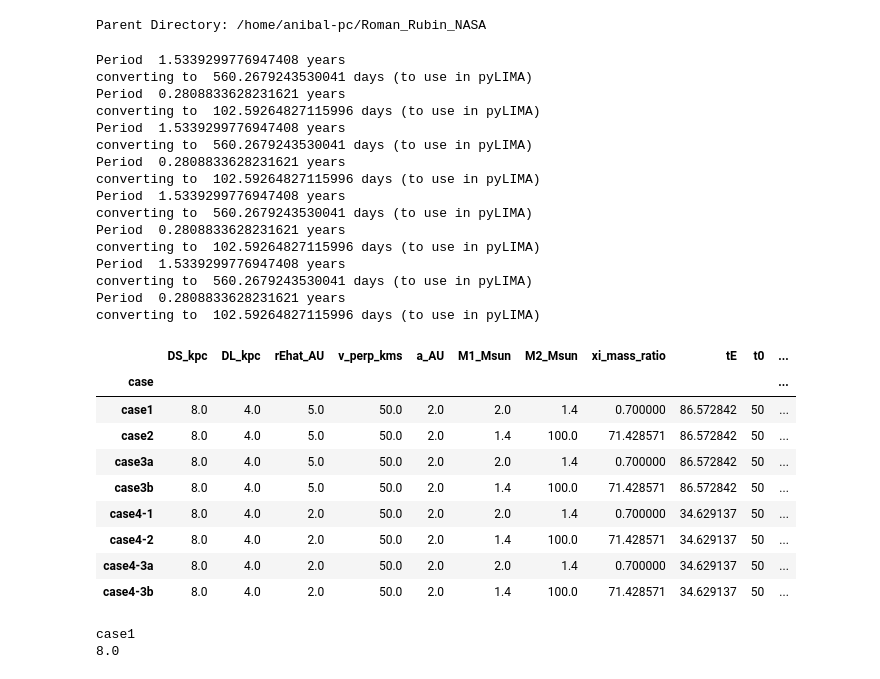
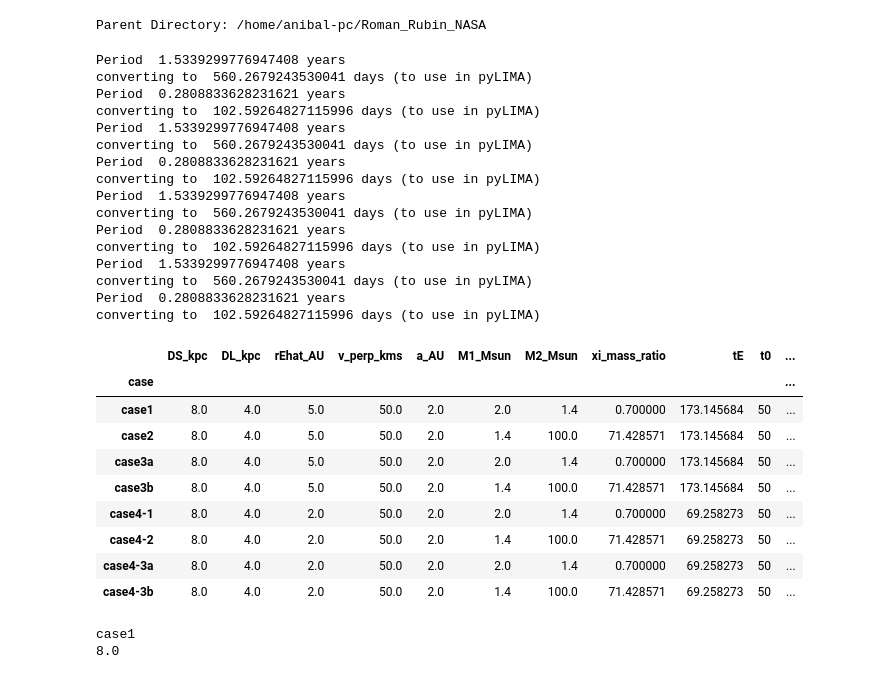
Before and after one commit to anibal-art/Roman_Rubin_NASA, a Jupyter notebook: binary_source/comparison.ipynb, the cells around one changed output. Drawn from its saved outputs; the diff is of its cells as text; code cells hidden in the pictures.

```diff
--- a/binary_source/comparison.ipynb
+++ b/binary_source/comparison.ipynb
@@ -43,20 +47,18 @@ def orbital_period_kepler(a_au, M_tot_Msun):
     print("converting to ", np.sqrt(a_au**3 / M_tot_Msun)*365.25, "days (to use in pyLIMA)")
     return np.sqrt(a_au**3 / M_tot_Msun)*365.25*(1/u.day)
 # %%
-import numpy as np
-import pandas as pd
-import astropy.units as u
+
 
 def build_case(case_name, DS, DL, rEhat, v_perp, a, M1, M2,
-               t0=50, u0=0.1, xi_phase=0, xi_inclination=0, flux_ratio=0.1):
+               t0=50, u0=0.5, xi_phase=np.pi/2, xi_inclination=0, flux_ratio=1):
     """
     Construye un diccionario con los parámetros de un caso de xallarap.
     """
     q_xi = (M2 / M1).decompose().value
     P = orbital_period_kepler(a, M1 + M2)
 
-    tE = (rEhat * DL / DS) / v_perp
-
+    # tE = (rEhat * DL / DS) / v_perp
+    tE = (rEhat) / v_perp
     return {
         "case": case_name,
         "DS_kpc": DS.to(u.kpc).value,
@@ -88,6 +90,7 @@ rows = []
 # =========================
 # rEhat = 5 AU
 # =========================
+
 rEhat = 5 * u.AU
 
 # Case 1: face-on, P > tE
@@ -141,38 +144,38 @@ rows.append(build_case(
     xi_inclination=np.pi/2
 ))
 
 rows.append(build_case(
     "case4-3b", DS, DL, rEhat, v_perp, a,
     M1=1.4*u.M_sun, M2=100*u.M_sun,
     xi_inclination=np.pi/2
 ))
 
 df_cases = pd.DataFrame(rows).set_index("case")
 df_cases
 # %% [output]
 Period  1.5339299776947408 years
 converting to  560.2679243530041 days (to use in pyLIMA)
 Period  0.2808833628231621 years
 converting to  102.59264827115996 days (to use in pyLIMA)
 Period  1.5339299776947408 years
 converting to  560.2679243530041 days (to use in pyLIMA)
 Period  0.2808833628231621 years
 converting to  102.59264827115996 days (to use in pyLIMA)
 Period  1.5339299776947408 years
 converting to  560.2679243530041 days (to use in pyLIMA)
 Period  0.2808833628231621 years
 converting to  102.59264827115996 days (to use in pyLIMA)
 Period  1.5339299776947408 years
 converting to  560.2679243530041 days (to use in pyLIMA)
 Period  0.2808833628231621 years
 converting to  102.59264827115996 days (to use in pyLIMA)
 |  | DS_kpc | DL_kpc | rEhat_AU | v_perp_kms | a_AU | M1_Msun | M2_Msun | xi_mass_ratio | tE | t0 | ... |
 | case |  |  |  |  |  |  |  |  |  |  | ... |
-| case1 | 8.0 | 4.0 | 5.0 | 50.0 | 2.0 | 2.0 | 1.4 | 0.700000 | 86.572842 | 50 | ... |
-| case2 | 8.0 | 4.0 | 5.0 | 50.0 | 2.0 | 1.4 | 100.0 | 71.428571 | 86.572842 | 50 | ... |
-| case3a | 8.0 | 4.0 | 5.0 | 50.0 | 2.0 | 2.0 | 1.4 | 0.700000 | 86.572842 | 50 | ... |
-| case3b | 8.0 | 4.0 | 5.0 | 50.0 | 2.0 | 1.4 | 100.0 | 71.428571 | 86.572842 | 50 | ... |
-| case4-1 | 8.0 | 4.0 | 2.0 | 50.0 | 2.0 | 2.0 | 1.4 | 0.700000 | 34.629137 | 50 | ... |
-| case4-2 | 8.0 | 4.0 | 2.0 | 50.0 | 2.0 | 1.4 | 100.0 | 71.428571 | 34.629137 | 50 | ... |
-| case4-3a | 8.0 | 4.0 | 2.0 | 50.0 | 2.0 | 2.0 | 1.4 | 0.700000 | 34.629137 | 50 | ... |
-| case4-3b | 8.0 | 4.0 | 2.0 | 50.0 | 2.0 | 1.4 | 100.0 | 71.428571 | 34.629137 | 50 | ... |
+| case1 | 8.0 | 4.0 | 5.0 | 50.0 | 2.0 | 2.0 | 1.4 | 0.700000 | 173.145684 | 50 | ... |
+| case2 | 8.0 | 4.0 | 5.0 | 50.0 | 2.0 | 1.4 | 100.0 | 71.428571 | 173.145684 | 50 | ... |
+| case3a | 8.0 | 4.0 | 5.0 | 50.0 | 2.0 | 2.0 | 1.4 | 0.700000 | 173.145684 | 50 | ... |
+| case3b | 8.0 | 4.0 | 5.0 | 50.0 | 2.0 | 1.4 | 100.0 | 71.428571 | 173.145684 | 50 | ... |
+| case4-1 | 8.0 | 4.0 | 2.0 | 50.0 | 2.0 | 2.0 | 1.4 | 0.700000 | 69.258273 | 50 | ... |
+| case4-2 | 8.0 | 4.0 | 2.0 | 50.0 | 2.0 | 1.4 | 100.0 | 71.428571 | 69.258273 | 50 | ... |
+| case4-3a | 8.0 | 4.0 | 2.0 | 50.0 | 2.0 | 2.0 | 1.4 | 0.700000 | 69.258273 | 50 | ... |
+| case4-3b | 8.0 | 4.0 | 2.0 | 50.0 | 2.0 | 1.4 | 100.0 | 71.428571 | 69.258273 | 50 | ... |
```
Also changed, not shown: parts of 9 cells of this notebook, 55 other files.
